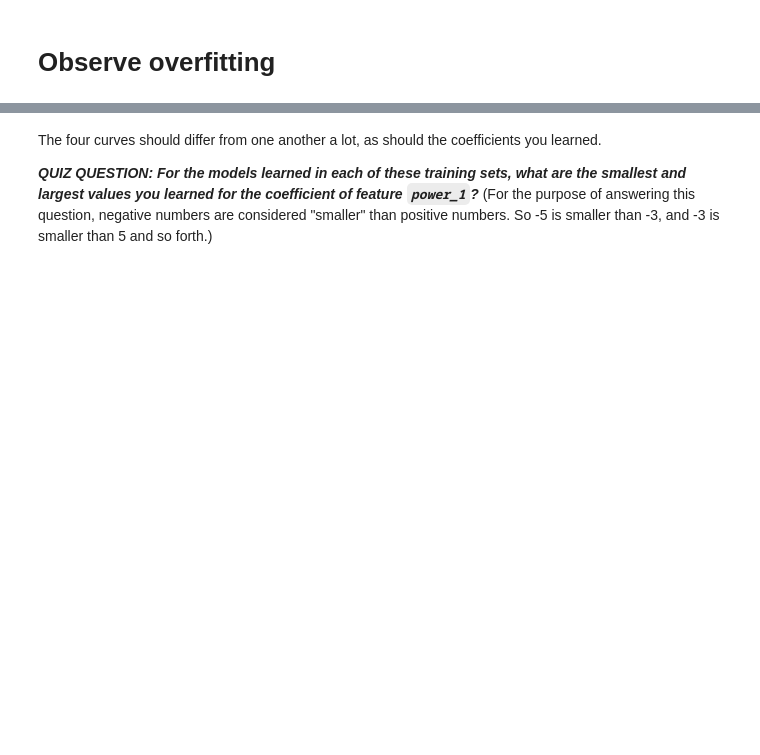
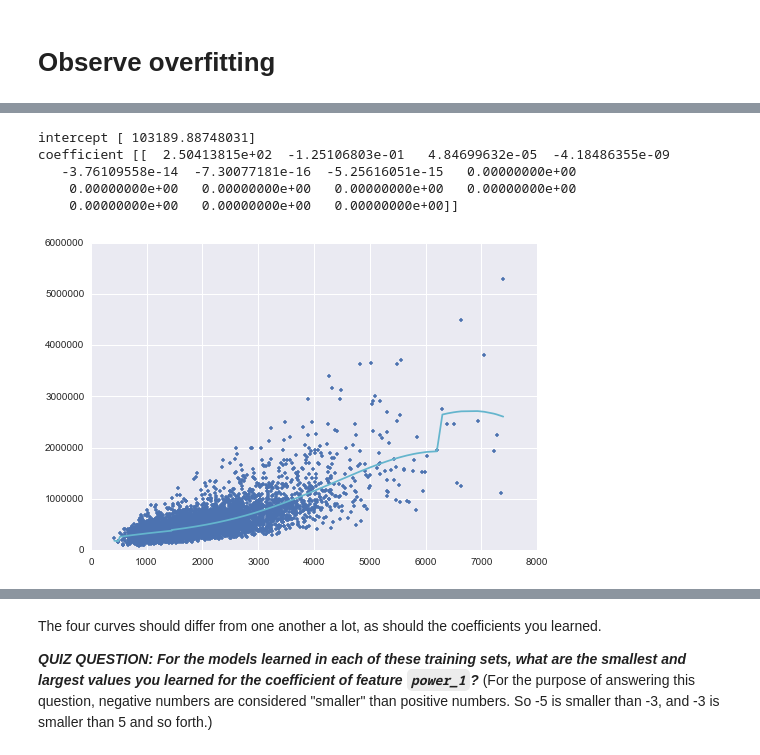
Before and after one commit to benjaminsw/regression, a Jupyter notebook: kc_house/ridge regression.ipynb, the cells around one changed output, grey strips where cells are left out. Saved outputs shown, nothing was run; the diff lists cells and outputs as text; code cells hidden in the pictures; blank space fills up the shorter version.

```diff
--- a/kc_house/ridge regression.ipynb
+++ b/kc_house/ridge regression.ipynb
@@ -124,0 +146,10 @@ Hint: When calling `graphlab.linear_regression.create()`, use the same L2 penalt
+# %%
+#set 3
+fit15_deg_poly(set_3, l2_small_penalty)
+# %% [output]
+intercept [ 103189.88748031]
+coefficient [[  2.50413815e+02  -1.25106803e-01   4.84699632e-05  -4.18486355e-09
+   -3.76109558e-14  -7.30077181e-16  -5.25616051e-15   0.00000000e+00
+    0.00000000e+00   0.00000000e+00   0.00000000e+00   0.00000000e+00
+    0.00000000e+00   0.00000000e+00   0.00000000e+00]]
+[figure, added]
```
Also changed, not shown: parts of 8 cells of this notebook.
